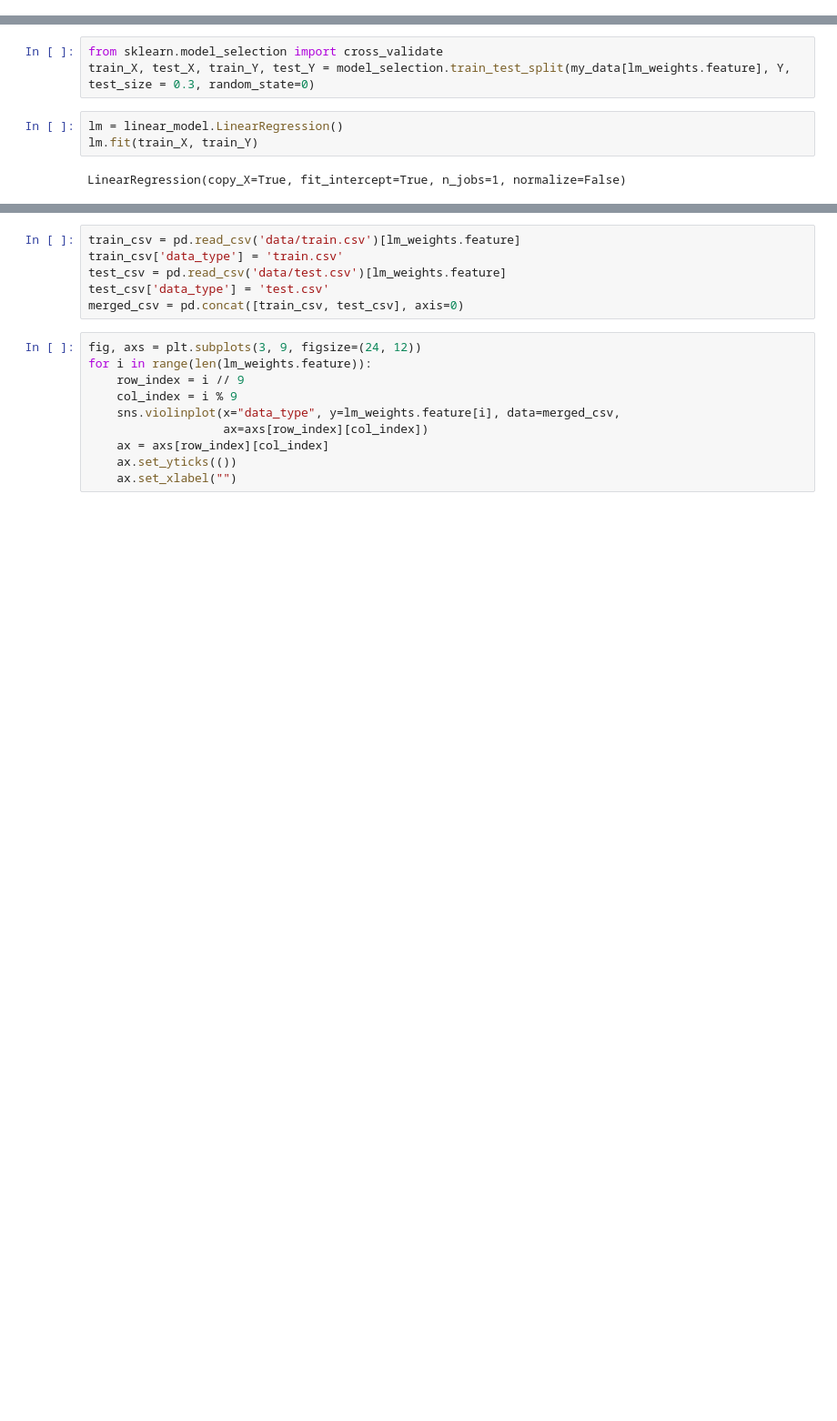
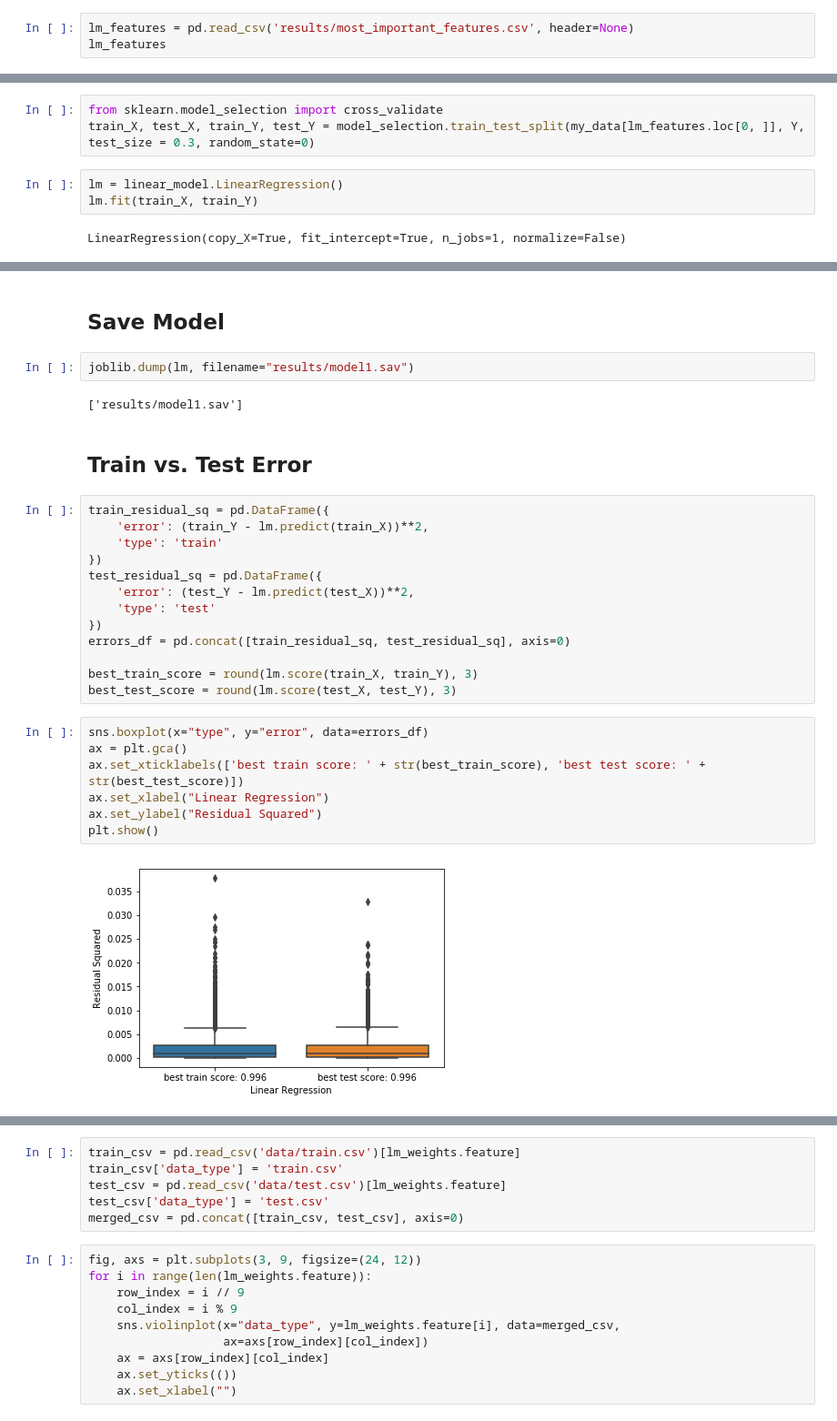
Before and after one commit to MingChen0919/cryoocyte_test_project, a Jupyter notebook: project-analysis.ipynb, the cells around one changed output, grey strips where cells are left out. Shown at 91% size. Saved outputs shown, nothing was run; the diff lists cells and outputs as text; blank space fills up the shorter version.

```diff
--- a/project-analysis.ipynb
+++ b/project-analysis.ipynb
@@ -341,0 +327,3 @@ lm_weights
+# %%
+lm_features = pd.read_csv('results/most_important_features.csv', header=None)
+lm_features
@@ -342,6 +335,6 @@ lm_weights
 # %%
 from sklearn.model_selection import cross_validate
-train_X, test_X, train_Y, test_Y = model_selection.train_test_split(my_data[lm_weights.feature], Y, test_size = 0.3, random_state=0)
+train_X, test_X, train_Y, test_Y = model_selection.train_test_split(my_data[lm_features.loc[0, ]], Y, test_size = 0.3, random_state=0)
 # %%
 lm = linear_model.LinearRegression()
 lm.fit(train_X, train_Y)
@@ -368 +350,31 @@ lm.score(test_X, test_Y)
+# %% [markdown]
+## Save Model
+# %%
+joblib.dump(lm, filename="results/model1.sav")
+# %% [output]
+['results/model1.sav']
+# %% [markdown]
+## Train vs. Test Error
+# %%
+train_residual_sq = pd.DataFrame({
+    'error': (train_Y - lm.predict(train_X))**2,
+    'type': 'train'
+})
+test_residual_sq = pd.DataFrame({
+    'error': (test_Y - lm.predict(test_X))**2,
+    'type': 'test'
+})
+errors_df = pd.concat([train_residual_sq, test_residual_sq], axis=0)
+
+best_train_score = round(lm.score(train_X, train_Y), 3)
+best_test_score = round(lm.score(test_X, test_Y), 3)
+# %%
+sns.boxplot(x="type", y="error", data=errors_df)
+ax = plt.gca()
+ax.set_xticklabels(['best train score: ' + str(best_train_score), 'best test score: ' + str(best_test_score)])
+ax.set_xlabel("Linear Regression")
+ax.set_ylabel("Residual Squared")
+plt.show()
+# %% [output]
+[figure, added]
 # %% [markdown]
```
Also changed, not shown: parts of 20 cells of this notebook, 3 other files.
